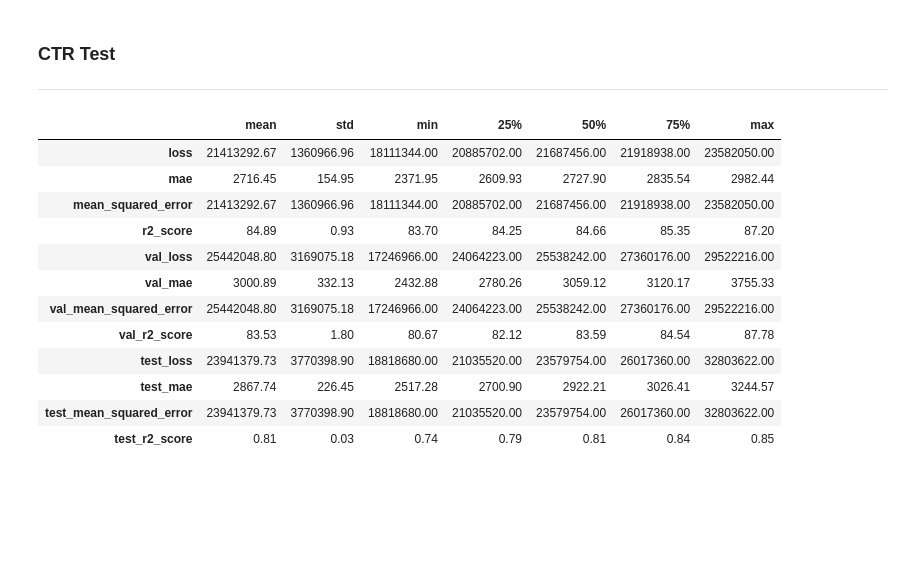
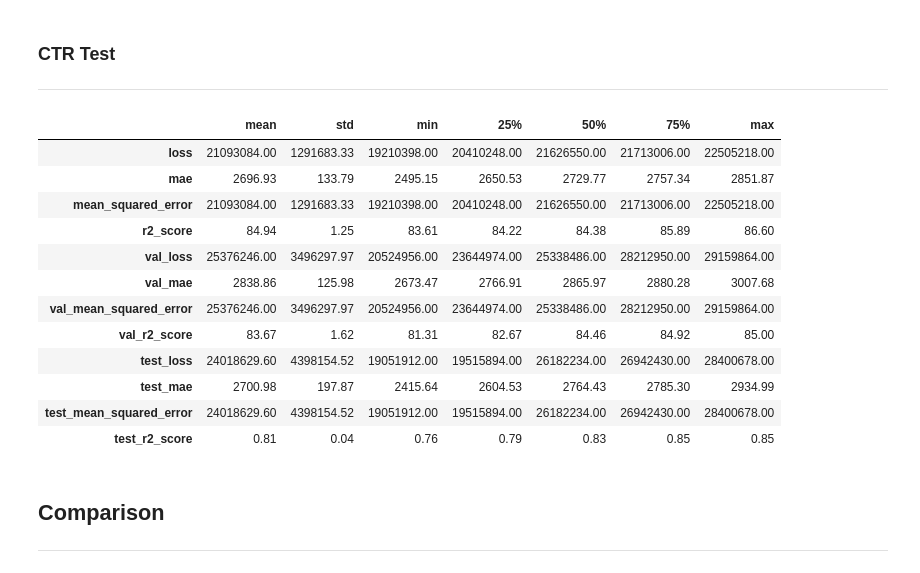
Before and after one commit to Olhaau/fl-official-statistics-addon, a Jupyter notebook: _dev/99d_insurance_federated_wrapup_fix.ipynb, the cells around one changed output. Drawn from its saved outputs; the diff is of its cells as text; code cells hidden in the pictures; blank space fills up the shorter version.

Commit message:
final table.

```diff
--- a/_dev/99d_insurance_federated_wrapup_fix.ipynb
+++ b/_dev/99d_insurance_federated_wrapup_fix.ipynb
@@ -151,7 +151,7 @@ df.loc[:, [target] + features].head(3)
 # create evaluation splits
 # ========================
 
-nreps, nfolds = 3, 5
+nreps, nfolds = 1, 5
 evaluation = RepeatedStratifiedKFold(n_splits = nfolds, n_repeats = nreps, random_state = 42)
 
 #client_splits = [list(rsmp.split(data)) for data in clients]
@@ -544,27 +534,30 @@ for train, test in tqdm.tqdm(list(evaluation.split(df, df.region))):
 # %%
 # show test results
 # =================
 table2 = pd.DataFrame(results_test_ctr)
 table2 = table2.set_axis(['test_'+ col for col in table2.columns], axis = 1)
 
 
 table2.describe()[1:].to_csv(experiment_path + "results/performance_test_overview.csv", sep = ";")
 
-table_all = pd.concat([table, table2], axis = 1)
-table_all.describe()[1:].to_csv(experiment_path + "results/performance_overview.csv", sep = ";")
-table_all.to_csv(experiment_path + "results/performance.csv", sep = ";")
-table_all.describe()[1:].transpose().round(2)
+table_all_ctr = pd.concat([table, table2], axis = 1)
+table_all_ctr.describe()[1:].to_csv(experiment_path + "results/performance_overview.csv", sep = ";")
+table_all_ctr.to_csv(experiment_path + "results/performance.csv", sep = ";")
+table_all_ctr.describe()[1:].transpose().round(2)
 # %% [output]
 |  | mean | std | min | 25% | 50% | 75% | max |
-| loss | 21413292.67 | 1360966.96 | 18111344.00 | 20885702.00 | 21687456.00 | 21918938.00 | 23582050.00 |
-| mae | 2716.45 | 154.95 | 2371.95 | 2609.93 | 2727.90 | 2835.54 | 2982.44 |
-| mean_squared_error | 21413292.67 | 1360966.96 | 18111344.00 | 20885702.00 | 21687456.00 | 21918938.00 | 23582050.00 |
-| r2_score | 84.89 | 0.93 | 83.70 | 84.25 | 84.66 | 85.35 | 87.20 |
-| val_loss | 25442048.80 | 3169075.18 | 17246966.00 | 24064223.00 | 25538242.00 | 27360176.00 | 29522216.00 |
-| val_mae | 3000.89 | 332.13 | 2432.88 | 2780.26 | 3059.12 | 3120.17 | 3755.33 |
-| val_mean_squared_error | 25442048.80 | 3169075.18 | 17246966.00 | 24064223.00 | 25538242.00 | 27360176.00 | 29522216.00 |
-| val_r2_score | 83.53 | 1.80 | 80.67 | 82.12 | 83.59 | 84.54 | 87.78 |
-| test_loss | 23941379.73 | 3770398.90 | 18818680.00 | 21035520.00 | 23579754.00 | 26017360.00 | 32803622.00 |
-| test_mae | 2867.74 | 226.45 | 2517.28 | 2700.90 | 2922.21 | 3026.41 | 3244.57 |
-| test_mean_squared_error | 23941379.73 | 3770398.90 | 18818680.00 | 21035520.00 | 23579754.00 | 26017360.00 | 32803622.00 |
-| test_r2_score | 0.81 | 0.03 | 0.74 | 0.79 | 0.81 | 0.84 | 0.85 |
+| loss | 21093084.00 | 1291683.33 | 19210398.00 | 20410248.00 | 21626550.00 | 21713006.00 | 22505218.00 |
+| mae | 2696.93 | 133.79 | 2495.15 | 2650.53 | 2729.77 | 2757.34 | 2851.87 |
+| mean_squared_error | 21093084.00 | 1291683.33 | 19210398.00 | 20410248.00 | 21626550.00 | 21713006.00 | 22505218.00 |
+| r2_score | 84.94 | 1.25 | 83.61 | 84.22 | 84.38 | 85.89 | 86.60 |
+| val_loss | 25376246.00 | 3496297.97 | 20524956.00 | 23644974.00 | 25338486.00 | 28212950.00 | 29159864.00 |
+| val_mae | 2838.86 | 125.98 | 2673.47 | 2766.91 | 2865.97 | 2880.28 | 3007.68 |
+| val_mean_squared_error | 25376246.00 | 3496297.97 | 20524956.00 | 23644974.00 | 25338486.00 | 28212950.00 | 29159864.00 |
+| val_r2_score | 83.67 | 1.62 | 81.31 | 82.67 | 84.46 | 84.92 | 85.00 |
+| test_loss | 24018629.60 | 4398154.52 | 19051912.00 | 19515894.00 | 26182234.00 | 26942430.00 | 28400678.00 |
+| test_mae | 2700.98 | 197.87 | 2415.64 | 2604.53 | 2764.43 | 2785.30 | 2934.99 |
+| test_mean_squared_error | 24018629.60 | 4398154.52 | 19051912.00 | 19515894.00 | 26182234.00 | 26942430.00 | 28400678.00 |
+| test_r2_score | 0.81 | 0.04 | 0.76 | 0.79 | 0.83 | 0.85 | 0.85 |
+# %% [markdown]
+## Comparison
+---
```
Also changed, not shown: parts of 11 cells of this notebook, 28 other files.
